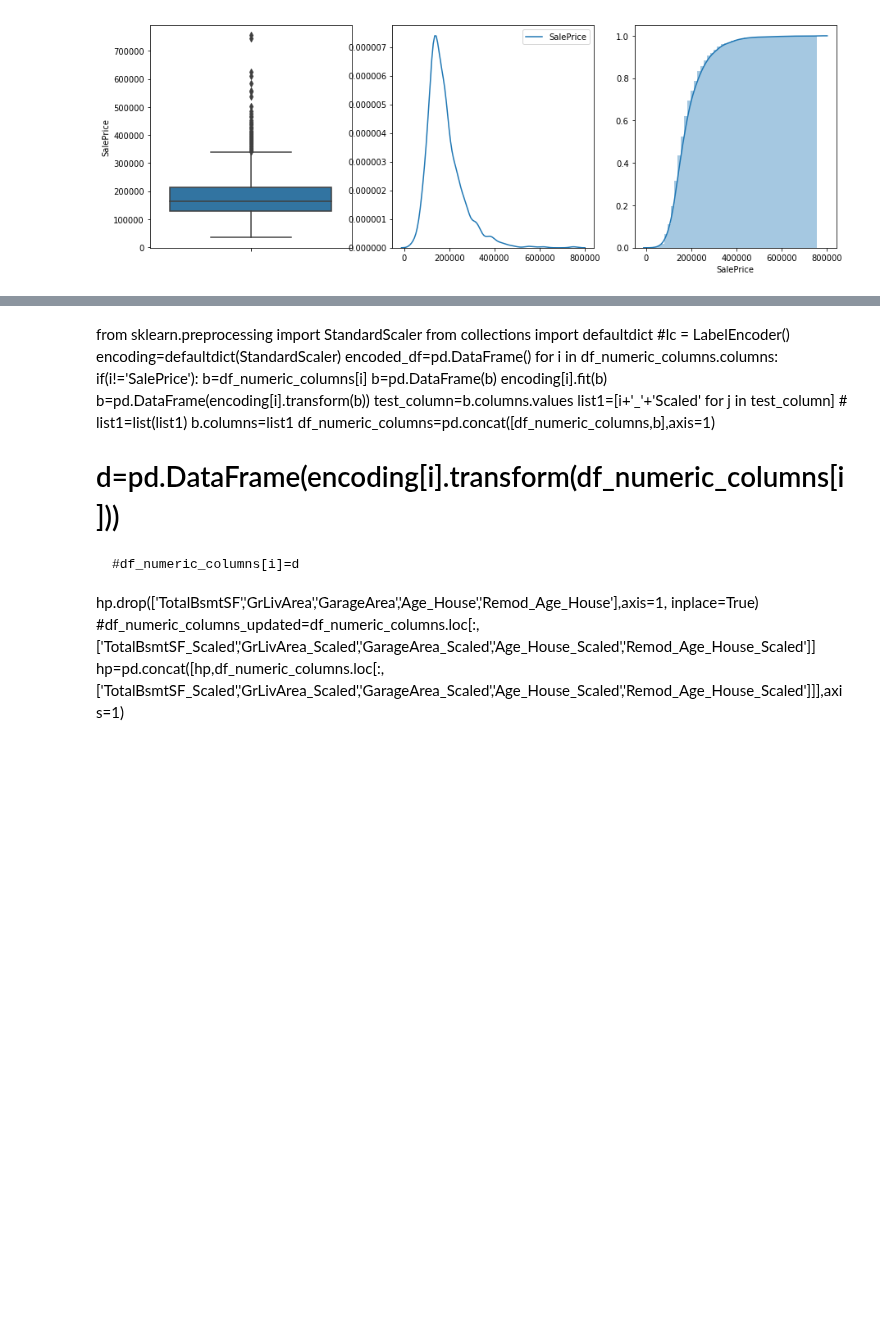
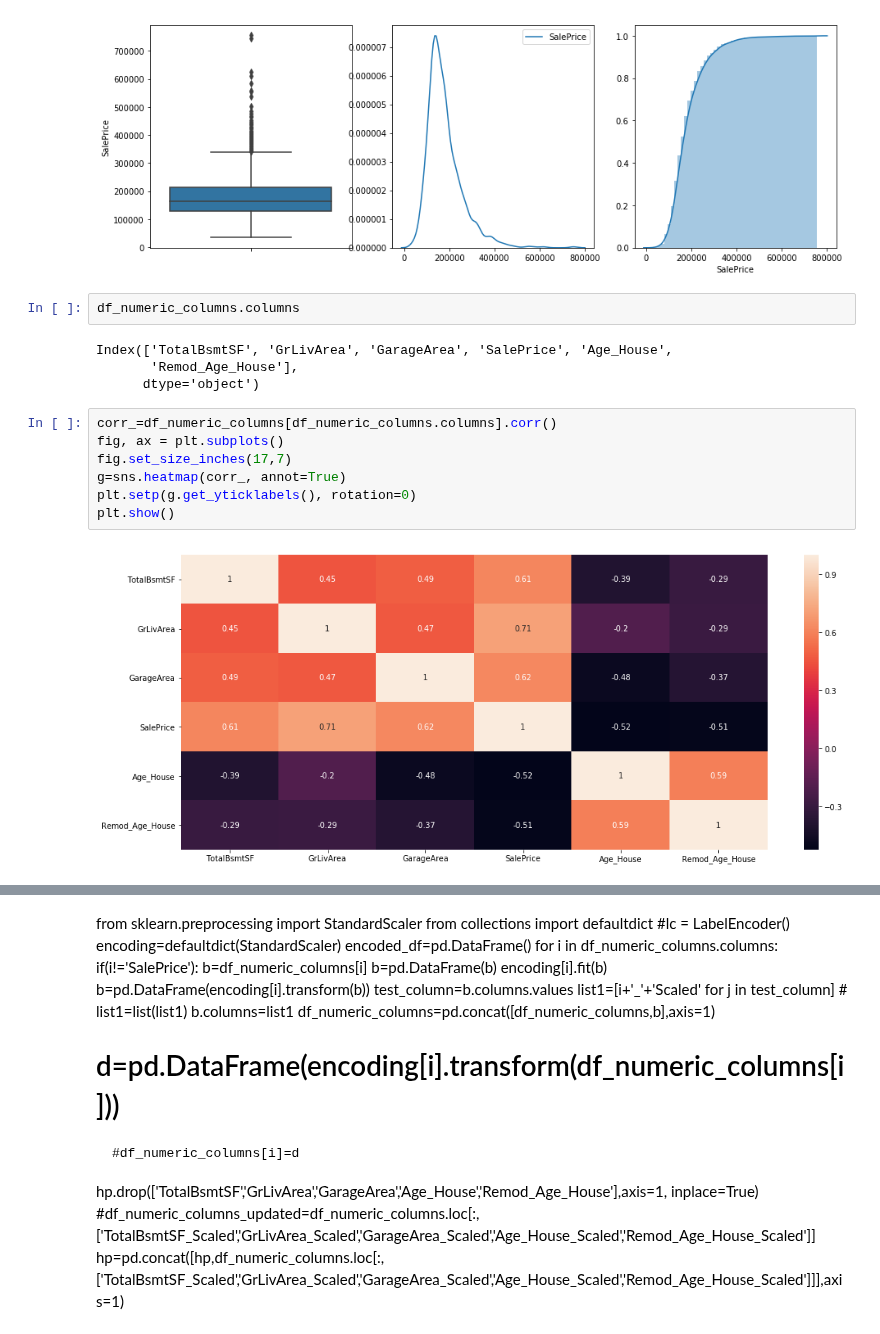
Before and after one commit to nov012017/Code, a Jupyter notebook: Python/Kaggle/House Pricing/HousePricePrediction_Pythoh_619_EOD.ipynb, the cells around one changed output, grey strips where cells are left out. Cells and saved outputs as stored; diff of their text form; blank space fills up the shorter version.

```diff
--- a/Python/Kaggle/House Pricing/HousePricePrediction_Pythoh_619_EOD.ipynb
+++ b/Python/Kaggle/House Pricing/HousePricePrediction_Pythoh_619_EOD.ipynb
@@ -286,3 +286,18 @@ sns.distplot(hp["SalePrice"],
 # %% [output]
 <matplotlib.axes._subplots.AxesSubplot at 0x...>
 [figure]
+# %%
+df_numeric_columns.columns
+# %% [output]
+Index(['TotalBsmtSF', 'GrLivArea', 'GarageArea', 'SalePrice', 'Age_House',
+       'Remod_Age_House'],
+      dtype='object')
+# %%
+corr_=df_numeric_columns[df_numeric_columns.columns].corr()
+fig, ax = plt.subplots()
+fig.set_size_inches(17,7)
+g=sns.heatmap(corr_, annot=True)
+plt.setp(g.get_yticklabels(), rotation=0)
+plt.show()
+# %% [output]
+[figure, added]
```
Also changed, not shown: parts of 12 cells of this notebook.
